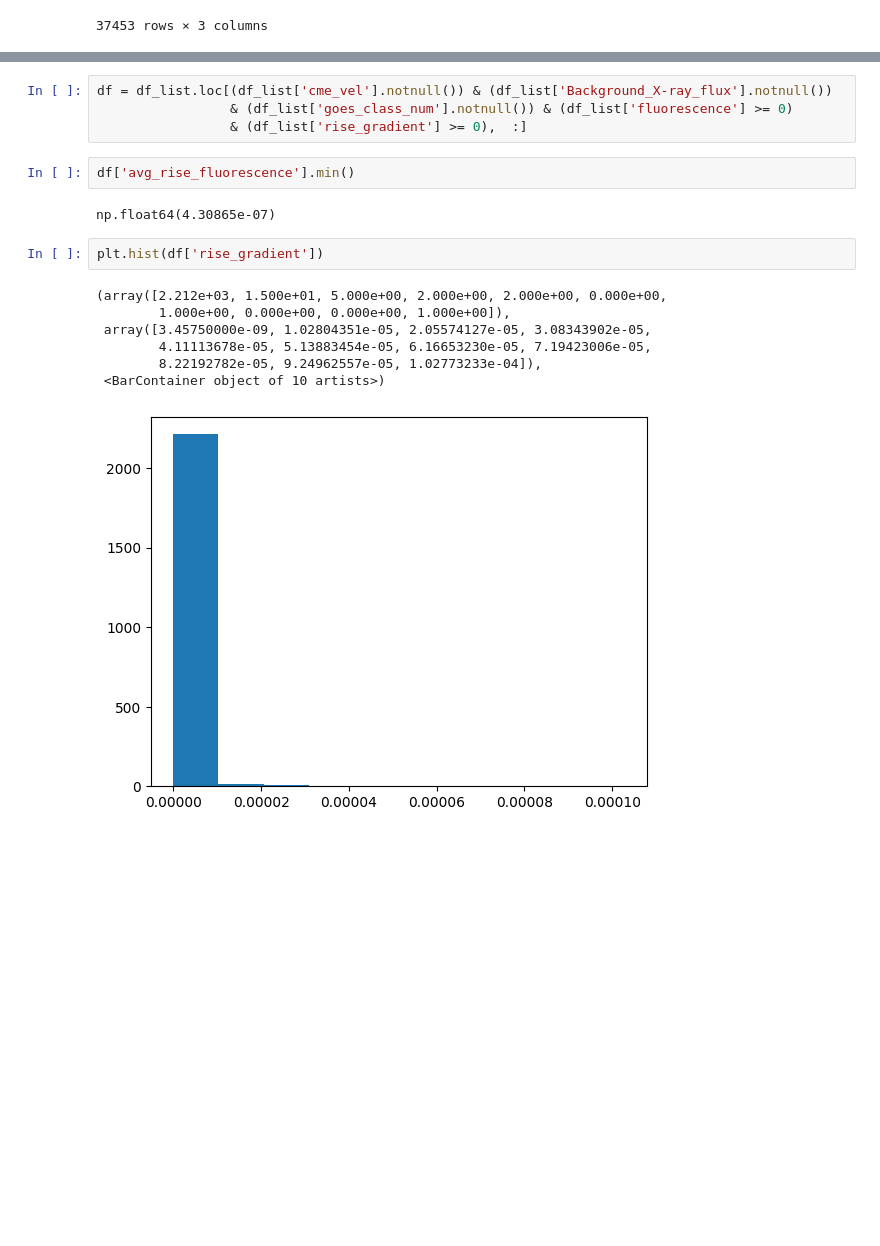
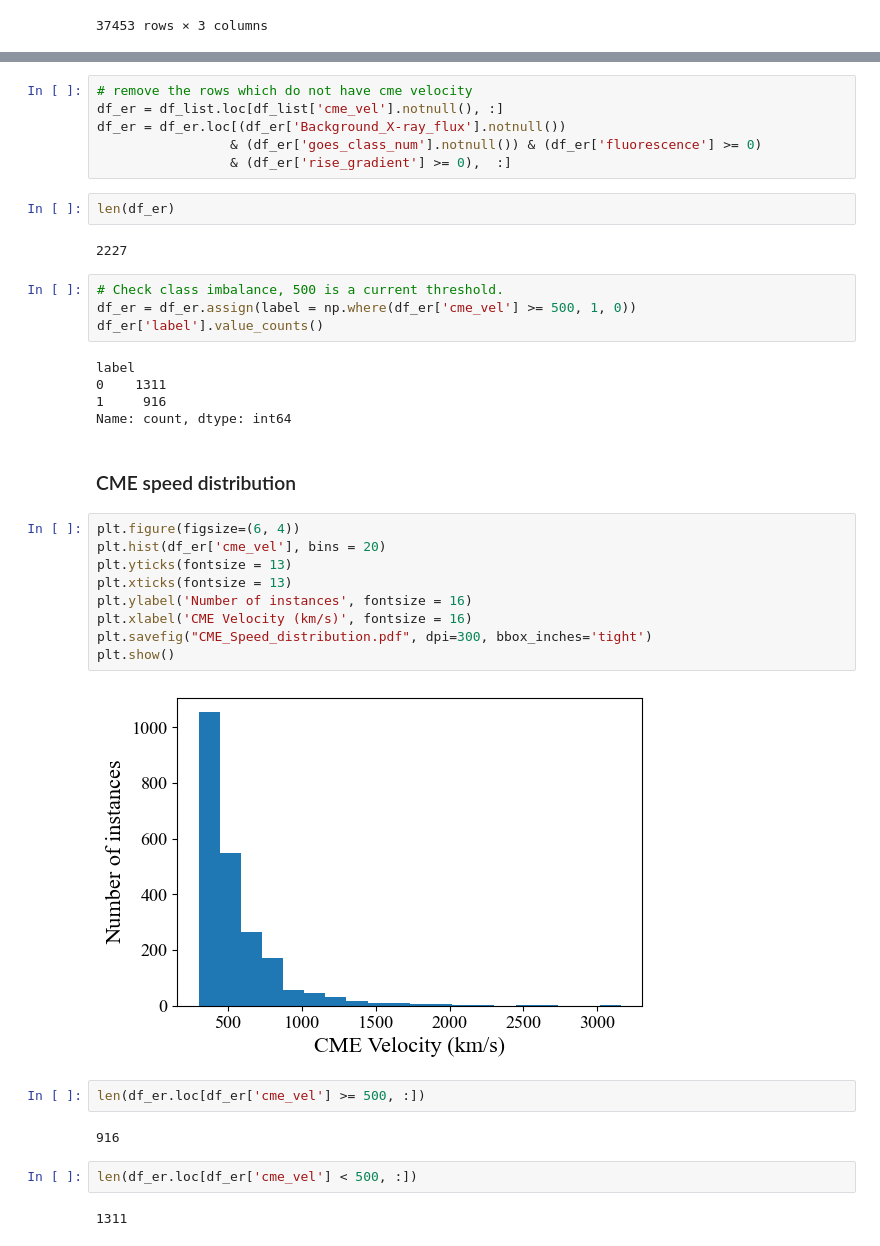
Before and after one commit to JinsuHongg/CMEPredviaSF, a Jupyter notebook: Analysis/SF_dist_analysis.ipynb, the cells around one changed output, grey strips where cells are left out. Cells and saved outputs as stored; diff of their text form; blank space fills up the shorter version.

```diff
--- a/Analysis/SF_dist_analysis.ipynb
+++ b/Analysis/SF_dist_analysis.ipynb
@@ -105,18 +143,40 @@ df_xray.loc[df_xray['Timestamp'].between("2015-12-04 16:53:00", "2015-12-04 17:1
+# %%
+# remove the rows which do not have cme velocity
+df_er = df_list.loc[df_list['cme_vel'].notnull(), :]
+df_er = df_er.loc[(df_er['Background_X-ray_flux'].notnull())
+                 & (df_er['goes_class_num'].notnull()) & (df_er['fluorescence'] >= 0)
+                 & (df_er['rise_gradient'] >= 0),  :]
+# %%
+len(df_er)
+# %% [output]
+2227
 # %%
-df = df_list.loc[(df_list['cme_vel'].notnull()) & (df_list['Background_X-ray_flux'].notnull())
-                 & (df_list['goes_class_num'].notnull()) & (df_list['fluorescence'] >= 0)
-                 & (df_list['rise_gradient'] >= 0),  :]
+# Check class imbalance, 500 is a current threshold.
+df_er = df_er.assign(label = np.where(df_er['cme_vel'] >= 500, 1, 0))
+df_er['label'].value_counts()
+# %% [output]
+label
+0    1311
+1     916
+Name: count, dtype: int64
-# %%
-df['avg_rise_fluorescence'].min()
-# %% [output]
-np.float64(4.30865e-07)
-# %%
-plt.hist(df['rise_gradient'])
-# %% [output]
-(array([2.212e+03, 1.500e+01, 5.000e+00, 2.000e+00, 2.000e+00, 0.000e+00,
-        1.000e+00, 0.000e+00, 0.000e+00, 1.000e+00]),
- array([3.45750000e-09, 1.02804351e-05, 2.05574127e-05, 3.08343902e-05,
-        4.11113678e-05, 5.13883454e-05, 6.16653230e-05, 7.19423006e-05,
-        8.22192782e-05, 9.24962557e-05, 1.02773233e-04]),
- <BarContainer object of 10 artists>)
-[figure, removed]
+# %% [markdown]
+### CME speed distribution
+# %%
+plt.figure(figsize=(6, 4))
+plt.hist(df_er['cme_vel'], bins = 20)
+plt.yticks(fontsize = 13)
+plt.xticks(fontsize = 13)
+plt.ylabel('Number of instances', fontsize = 16)
+plt.xlabel('CME Velocity (km/s)', fontsize = 16)
+plt.savefig("CME_Speed_distribution.pdf", dpi=300, bbox_inches='tight')
+plt.show()
+# %% [output]
+[figure, added]
+# %%
+len(df_er.loc[df_er['cme_vel'] >= 500, :])
+# %% [output]
+916
+# %%
+len(df_er.loc[df_er['cme_vel'] < 500, :])
+# %% [output]
+1311
```
Also changed, not shown: parts of 11 cells of this notebook, 20 other files.
